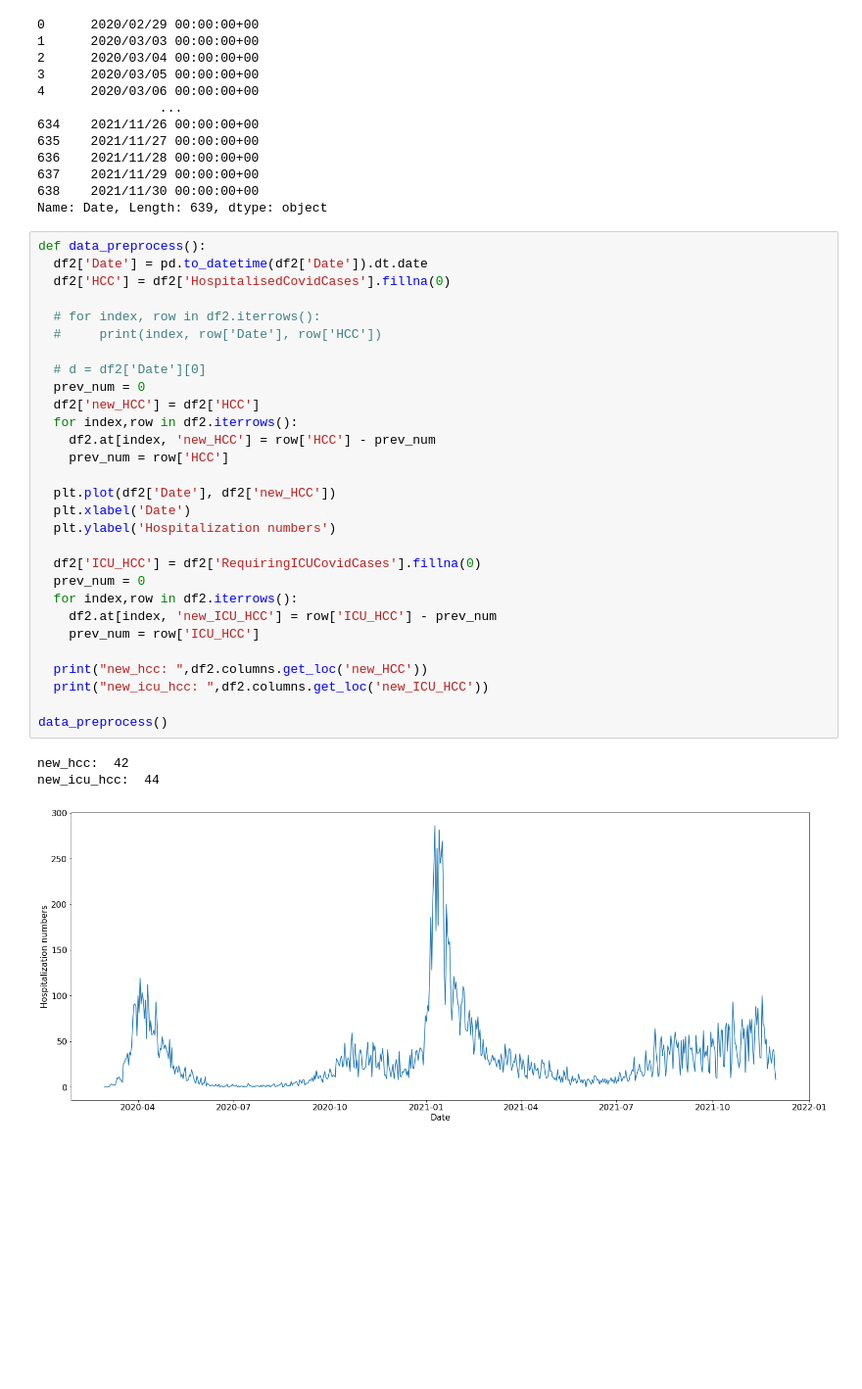
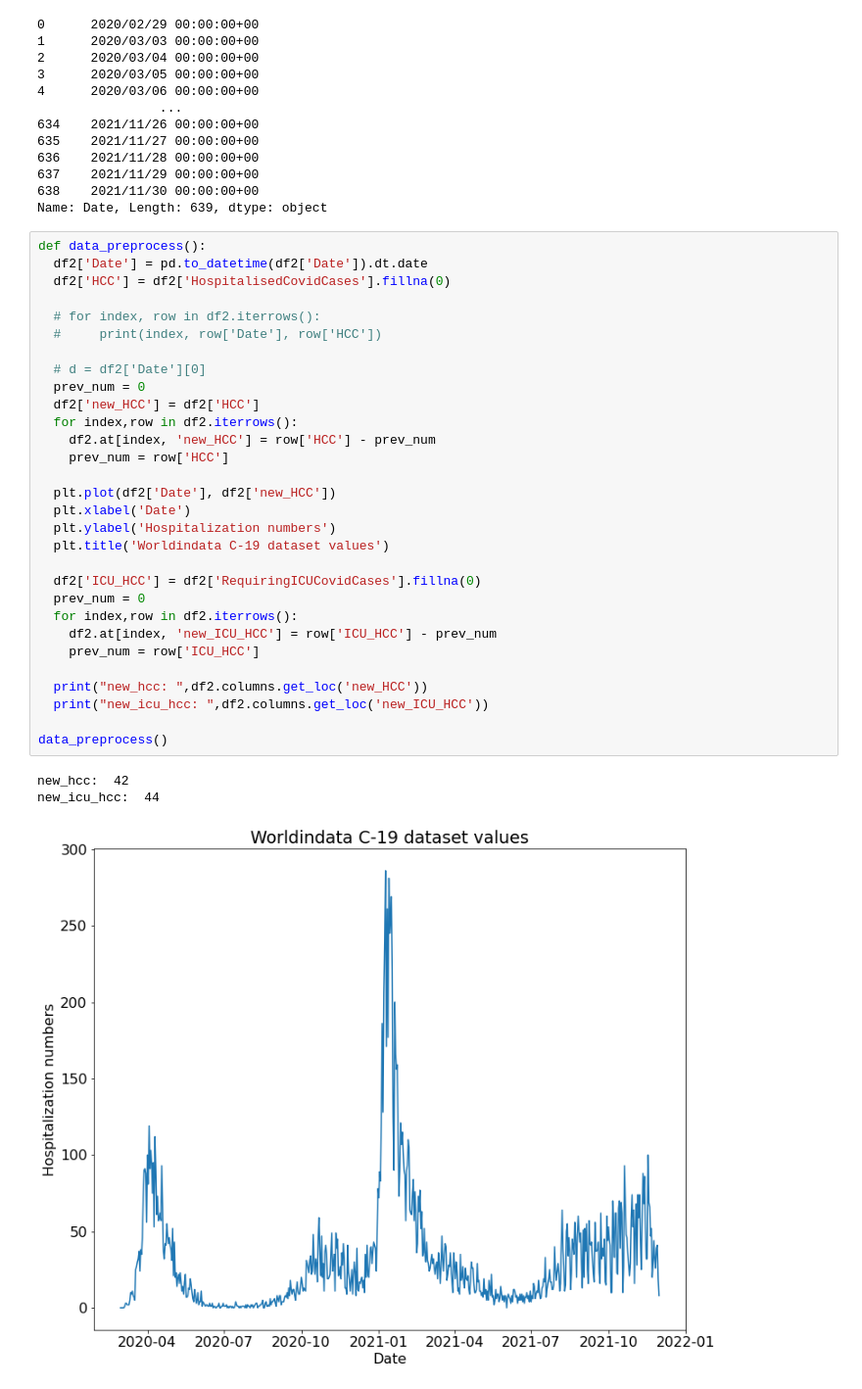
Before and after one commit to Vindhya07/ML_Covid_TimeSeries, a Jupyter notebook: Covid_timeseries.ipynb, the cells around one changed output. Shown at 98% size. Drawn from its saved outputs; the diff is of its cells as text; blank space fills up the shorter version.

```diff
--- a/Covid_timeseries.ipynb
+++ b/Covid_timeseries.ipynb
@@ -71,32 +71,33 @@ def data_preprocess():
   df2['Date'] = pd.to_datetime(df2['Date']).dt.date
   df2['HCC'] = df2['HospitalisedCovidCases'].fillna(0)
 
   # for index, row in df2.iterrows():
   #     print(index, row['Date'], row['HCC'])
 
   # d = df2['Date'][0]
   prev_num = 0
   df2['new_HCC'] = df2['HCC']
   for index,row in df2.iterrows():
     df2.at[index, 'new_HCC'] = row['HCC'] - prev_num
     prev_num = row['HCC']
 
   plt.plot(df2['Date'], df2['new_HCC'])
   plt.xlabel('Date')
   plt.ylabel('Hospitalization numbers')
+  plt.title('Worldindata C-19 dataset values')
 
   df2['ICU_HCC'] = df2['RequiringICUCovidCases'].fillna(0)
   prev_num = 0
   for index,row in df2.iterrows():
     df2.at[index, 'new_ICU_HCC'] = row['ICU_HCC'] - prev_num
     prev_num = row['ICU_HCC']
 
   print("new_hcc: ",df2.columns.get_loc('new_HCC'))
   print("new_icu_hcc: ",df2.columns.get_loc('new_ICU_HCC'))
 
 data_preprocess()
 # %% [output]
 new_hcc:  42
 new_icu_hcc:  44
-[figure, old version]
+[figure, new version]
 # %%
```
Also changed, not shown: parts of 34 cells of this notebook, 1 other file.
